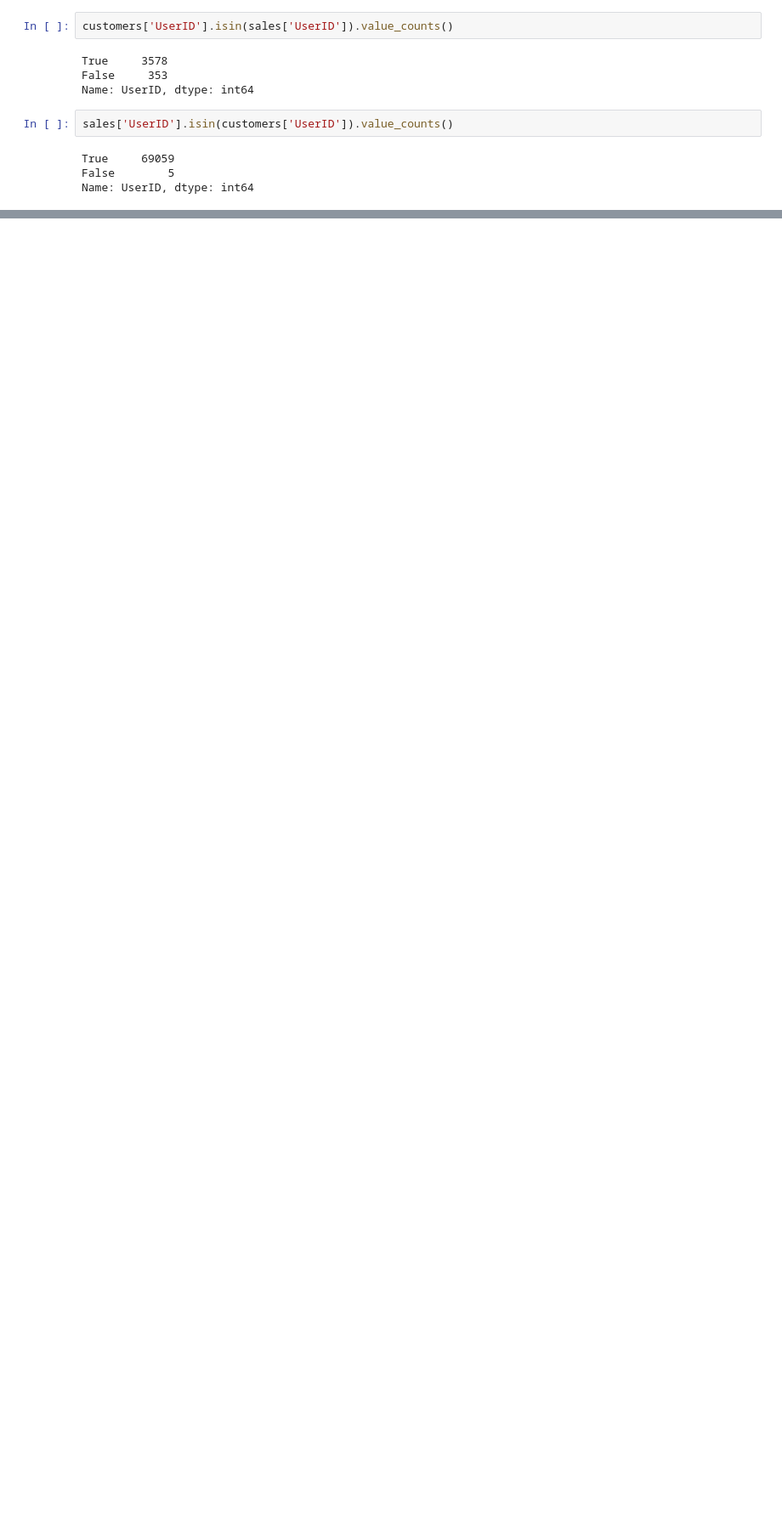
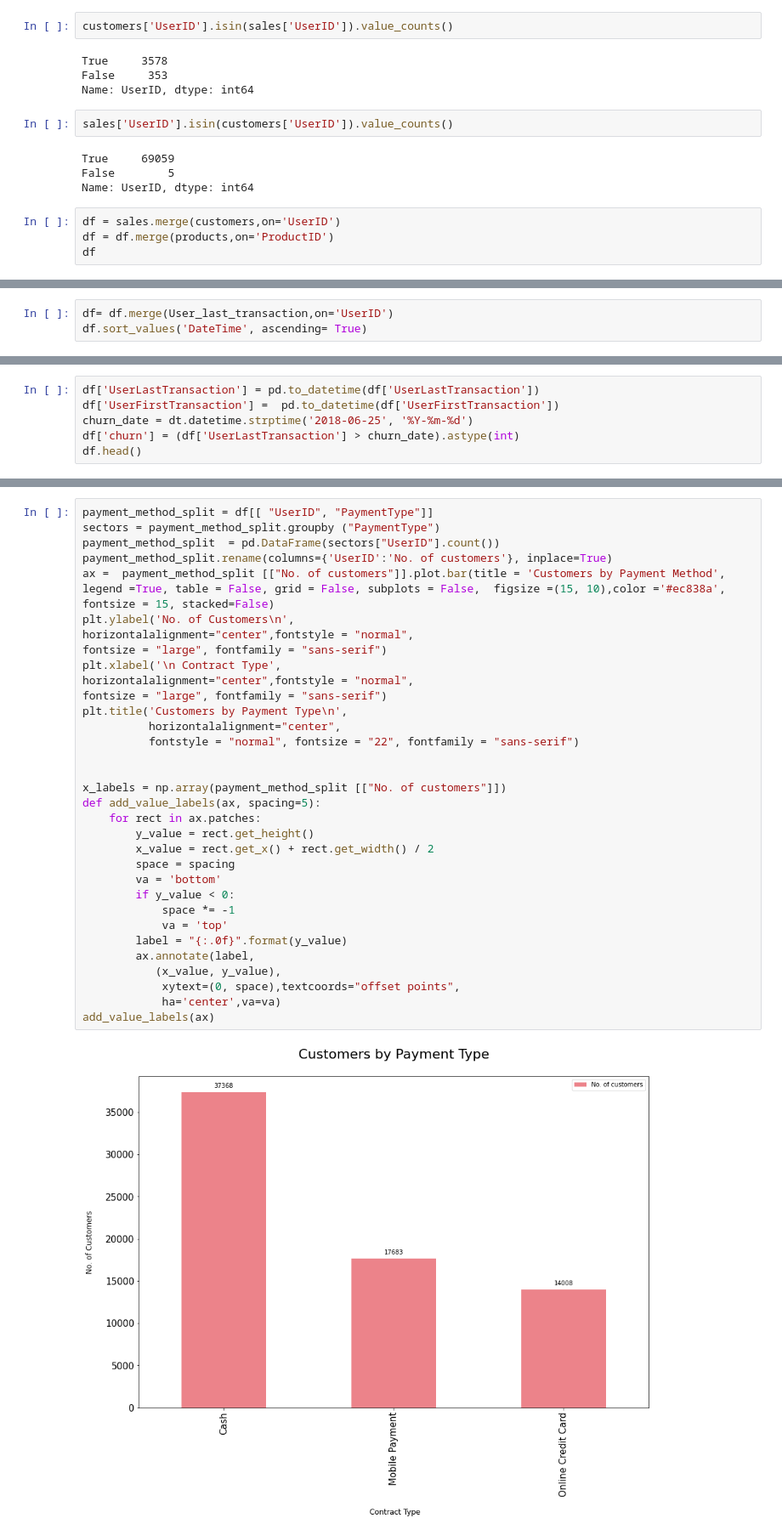
Before and after one commit to itszehrakaya/datathon-preselection-task, a Jupyter notebook: churn-model.ipynb, the cells around one changed output, grey strips where cells are left out. Shown at 85% size. Drawn from its saved outputs; the diff is of its cells as text; blank space fills up the shorter version.

```diff
--- a/churn-model.ipynb
+++ b/churn-model.ipynb
@@ -74,3 +30,7 @@ sales['UserID'].isin(customers['UserID']).value_counts()
 True     69059
 False        5
 Name: UserID, dtype: int64
+# %%
+df = sales.merge(customers,on='UserID')
+df = df.merge(products,on='ProductID')
+df
@@ -76,0 +66,3 @@ Name: UserID, dtype: int64
+# %%
+df= df.merge(User_last_transaction,on='UserID')
+df.sort_values('DateTime', ascending= True)
@@ -76,0 +83,6 @@ Name: UserID, dtype: int64
+# %%
+df['UserLastTransaction'] = pd.to_datetime(df['UserLastTransaction'])
+df['UserFirstTransaction'] =  pd.to_datetime(df['UserFirstTransaction'])
+churn_date = dt.datetime.strptime('2018-06-25', '%Y-%m-%d')
+df['churn'] = (df['UserLastTransaction'] > churn_date).astype(int)
+df.head()
@@ -89,0 +106,35 @@ See the caveats in the documentation: https://pandas.pydata.org/pandas-docs/stab
+# %%
+payment_method_split = df[[ "UserID", "PaymentType"]]
+sectors = payment_method_split.groupby ("PaymentType")
+payment_method_split  = pd.DataFrame(sectors["UserID"].count())
+payment_method_split.rename(columns={'UserID':'No. of customers'}, inplace=True)
+ax =  payment_method_split [["No. of customers"]].plot.bar(title = 'Customers by Payment Method', legend =True, table = False, grid = False, subplots = False,  figsize =(15, 10),color ='#ec838a', fontsize = 15, stacked=False)
+plt.ylabel('No. of Customers\n',
+horizontalalignment="center",fontstyle = "normal",
+fontsize = "large", fontfamily = "sans-serif")
+plt.xlabel('\n Contract Type',
+horizontalalignment="center",fontstyle = "normal",
+fontsize = "large", fontfamily = "sans-serif")
+plt.title('Customers by Payment Type\n',
+          horizontalalignment="center",
+          fontstyle = "normal", fontsize = "22", fontfamily = "sans-serif")
+
+
+x_labels = np.array(payment_method_split [["No. of customers"]])
+def add_value_labels(ax, spacing=5):
+    for rect in ax.patches:
+        y_value = rect.get_height()
+        x_value = rect.get_x() + rect.get_width() / 2
+        space = spacing
+        va = 'bottom'
+        if y_value < 0:
+            space *= -1
+            va = 'top'
+        label = "{:.0f}".format(y_value)
+        ax.annotate(label,
+           (x_value, y_value),
+            xytext=(0, space),textcoords="offset points",
+            ha='center',va=va)
+add_value_labels(ax)
+# %% [output]
+[figure, added]
```
Also changed, not shown: parts of 36 cells of this notebook, 2 other files.
